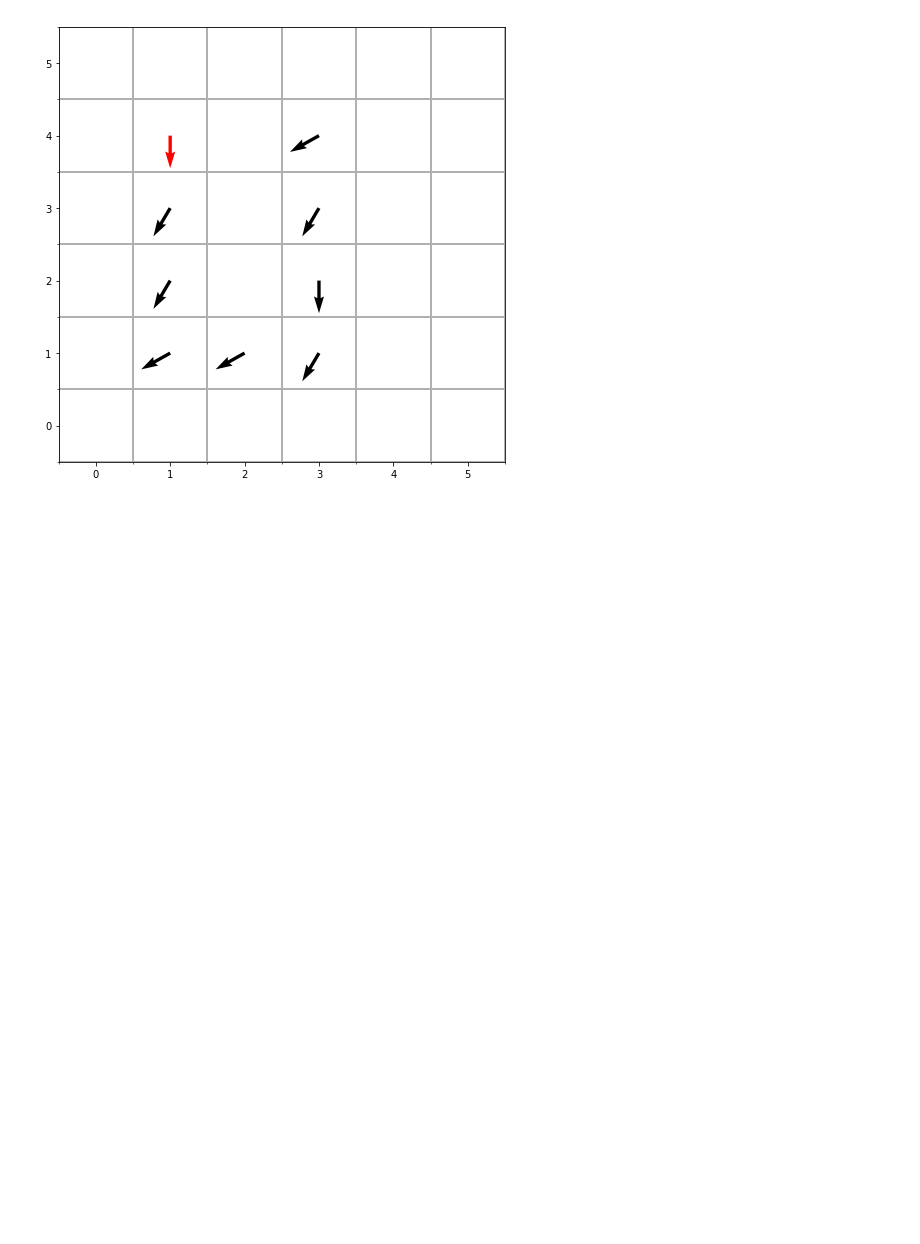
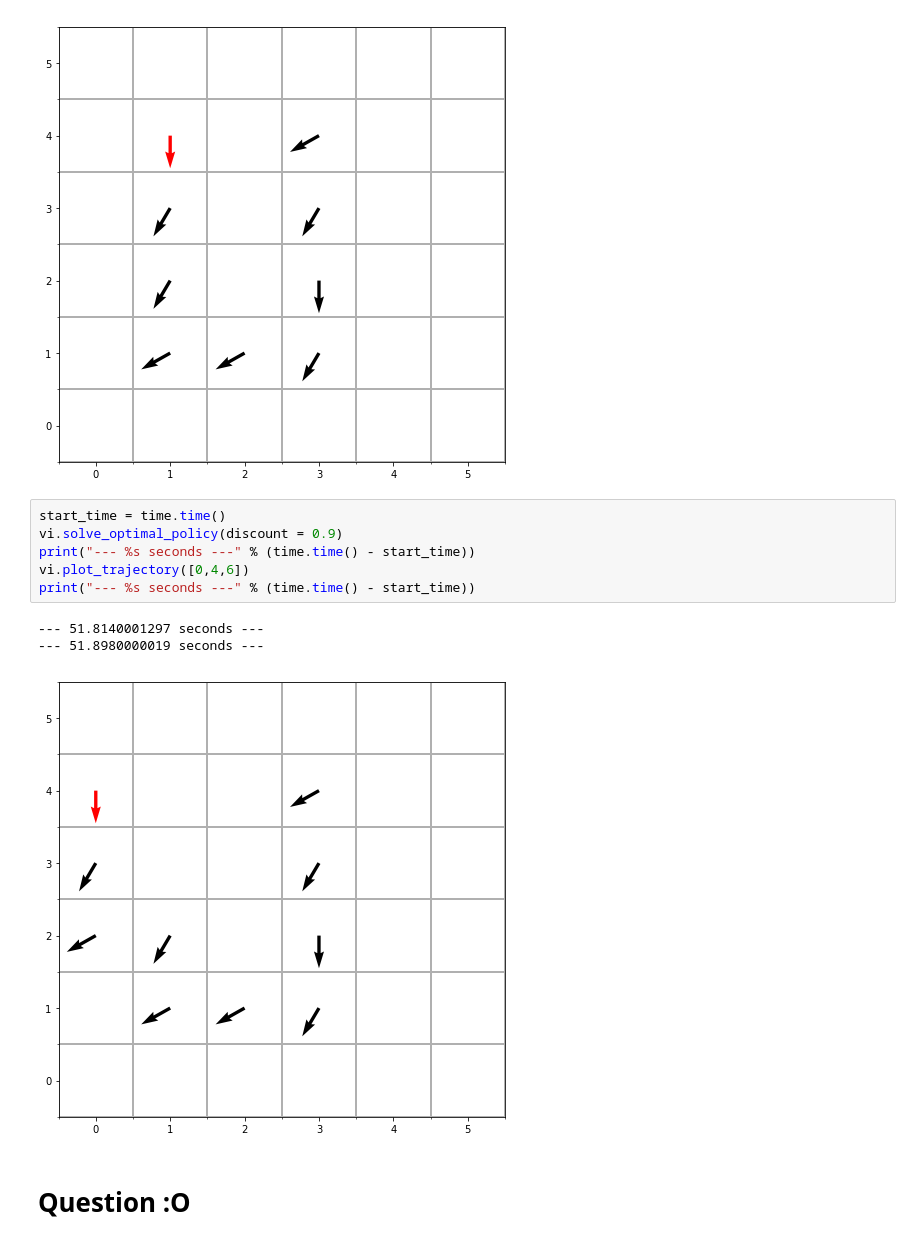
Before and after one commit to Jas-Jess/EE209-Computational-Robotics, a Jupyter notebook: PSET2/p4.ipynb, the cells around one changed output. Saved outputs shown, nothing was run; the diff lists cells and outputs as text; blank space fills up the shorter version.

```diff
--- a/PSET2/p4.ipynb
+++ b/PSET2/p4.ipynb
@@ -73,3 +73,15 @@ print("--- %s seconds ---" % (time.time() - start_time))
 --- 44.6109998226 seconds ---
 --- 44.6529998779 seconds ---
 [figure]
+# %%
+start_time = time.time()
+vi.solve_optimal_policy(discount = 0.9)
+print("--- %s seconds ---" % (time.time() - start_time))
+vi.plot_trajectory([0,4,6])
+print("--- %s seconds ---" % (time.time() - start_time))
+# %% [output]
+--- 51.8140001297 seconds ---
+--- 51.8980000019 seconds ---
+[figure, added]
+# %% [markdown]
+# Question :O
```
Also changed, not shown: parts of 2 cells of this notebook, 1 other file.
